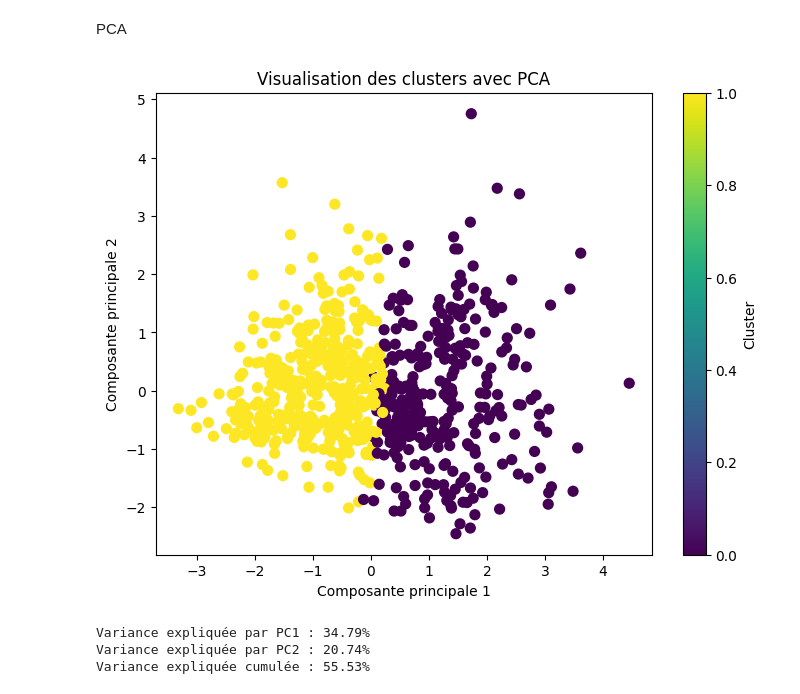
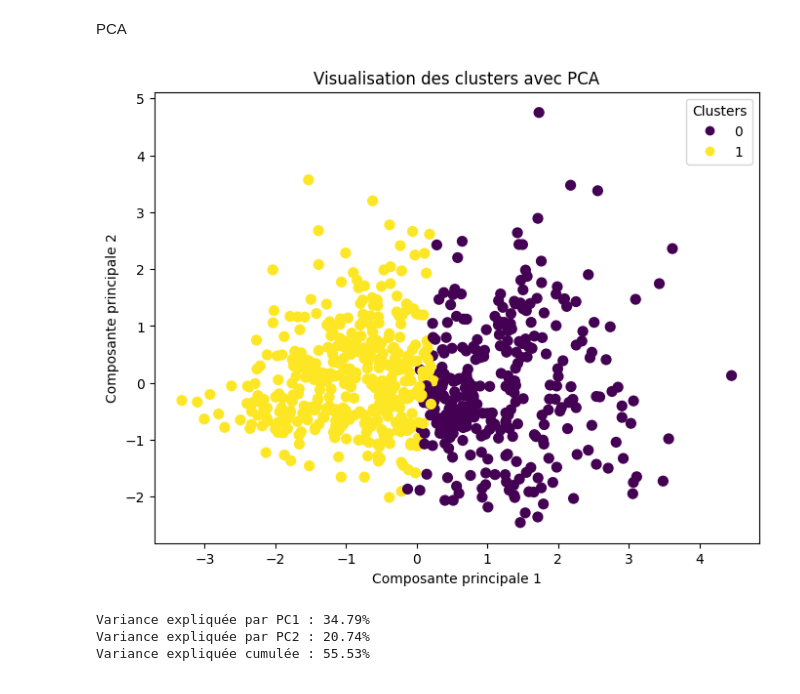
Before and after one commit to Hammilidi/Diabete_Prediction, a Jupyter notebook: scripts/Cluster.ipynb, the cells around one changed output. Cells and saved outputs as stored; diff of their text form; code cells hidden in the pictures.

```diff
--- a/scripts/Cluster.ipynb
+++ b/scripts/Cluster.ipynb
@@ -71,18 +58,3 @@ plt.show()
 Selon le graphique nous avons  clusters
 # %% [markdown]
 Determination des clusters
-# %%
-k = 2
-
-# Créez le modèle KMeans et entraînez-le sur les données
-kmeans = KMeans(n_clusters=k, random_state=42, n_init='auto')
-kmeans.fit(X_scaled)
-
-# Récupérez les labels (attribution des clusters pour chaque ligne)
-labels = kmeans.labels_
-
-# Ajoutez les labels au DataFrame original (nouvelle colonne 'cluster')
-data_clean_2['cluster'] = labels
-
-# Affichez un aperçu
-print(data_clean_2.head())
@@ -109,0 +61,3 @@ print(data_clean_2.head())
+# %%
+data_clean_2= pps.make_cluster(data_clean_2,2,['Glucose','BloodPressure','BMI','DiabetesPedigreeFunction','Age'],True)
+data_clean_2.head()
@@ -111,19 +72,25 @@ print(data_clean_2.head())
 PCA
 # %%
 # Réduction à 2 dimensions avec PCA
+labels=data_clean_2['cluster']
 pca = PCA(n_components=2)
 X_pca = pca.fit_transform(X_scaled)
 
 # Tracé des points colorés par cluster
 plt.figure(figsize=(8, 6))
 scatter = plt.scatter(X_pca[:, 0], X_pca[:, 1], c=labels, cmap='viridis', s=50)
+
+# Ajout de la légende
+legend = plt.legend(*scatter.legend_elements(),
+                    title="Clusters",
+                    loc="best")  # 'loc' peut être ajusté (ex: "upper right")
+
 plt.xlabel('Composante principale 1')
 plt.ylabel('Composante principale 2')
 plt.title('Visualisation des clusters avec PCA')
-plt.colorbar(scatter, label='Cluster')
 plt.show()
 # %% [output]
-[figure, old version]
+[figure, new version]
 # %%
 # Afficher la part de variance expliquée par PC1 et PC2
 print("Variance expliquée par PC1 : {:.2%}".format(pca.explained_variance_ratio_[0]))
```
Also changed, not shown: parts of 14 cells of this notebook, 6 other files.
